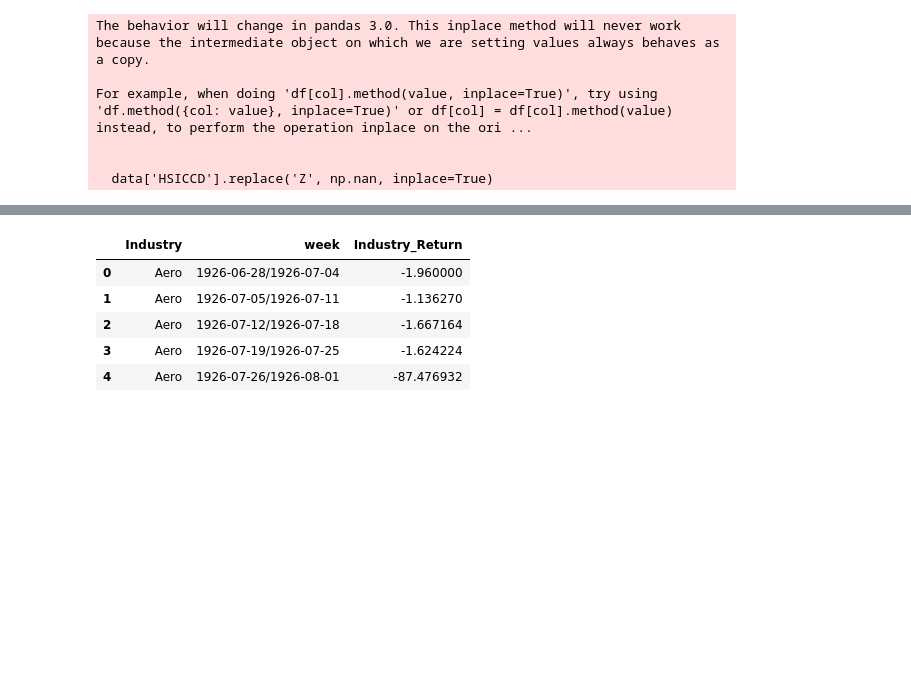
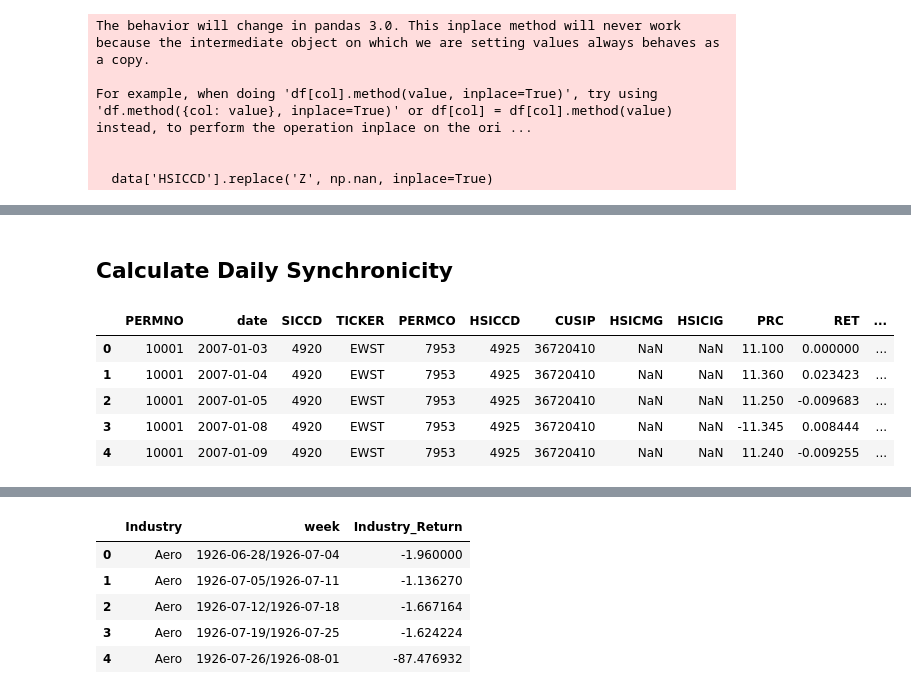
Before and after one commit to wangyouan/STOCKAct, a Jupyter notebook: Notebook/ConstructWRDSDATA.ipynb, the cells around one changed output, grey strips where cells are left out. Saved outputs shown, nothing was run; the diff lists cells and outputs as text; code cells hidden in the pictures; blank space fills up the shorter version.

```diff
--- a/Notebook/ConstructWRDSDATA.ipynb
+++ b/Notebook/ConstructWRDSDATA.ipynb
@@ -314,3 +261,24 @@ data['HSICCD'] = data['HSICCD'].astype(int)
 
 # Apply the mapping to the CRSP data
 data['fama_french_industry'] = data['HSICCD'].apply(get_fama_french_industry)
+# %% [markdown]
+## Calculate Daily Synchronicity
+# %%
+# Convert daily returns to monthly returns (assuming 'RET' is the daily return)
+data['RET'] = pd.to_numeric(data['RET'], errors='coerce')
+
+# Prepare the market and industry return variables
+# Assuming 'vwretd' is the value-weighted market return and industry_returns contains daily industry returns
+industry_returns = industry_returns.melt(id_vars=['Date'], var_name='Industry', value_name='Industry_Return')
+industry_returns['date'] = pd.to_datetime(industry_returns['Date'])
+
+data = pd.merge(data, industry_returns, left_on=['date', 'fama_french_industry'], right_on=['date', 'Industry'], how='left')
+# %%
+data.head()
+# %% [output]
+|  | PERMNO | date | SICCD | TICKER | PERMCO | HSICCD | CUSIP | HSICMG | HSICIG | PRC | RET | ... |
+| 0 | 10001 | 2007-01-03 | 4920 | EWST | 7953 | 4925 | 36720410 | NaN | NaN | 11.100 | 0.000000 | ... |
+| 1 | 10001 | 2007-01-04 | 4920 | EWST | 7953 | 4925 | 36720410 | NaN | NaN | 11.360 | 0.023423 | ... |
+| 2 | 10001 | 2007-01-05 | 4920 | EWST | 7953 | 4925 | 36720410 | NaN | NaN | 11.250 | -0.009683 | ... |
+| 3 | 10001 | 2007-01-08 | 4920 | EWST | 7953 | 4925 | 36720410 | NaN | NaN | -11.345 | 0.008444 | ... |
+| 4 | 10001 | 2007-01-09 | 4920 | EWST | 7953 | 4925 | 36720410 | NaN | NaN | 11.240 | -0.009255 | ... |
```
Also changed, not shown: parts of 26 cells of this notebook, 2 other files.
